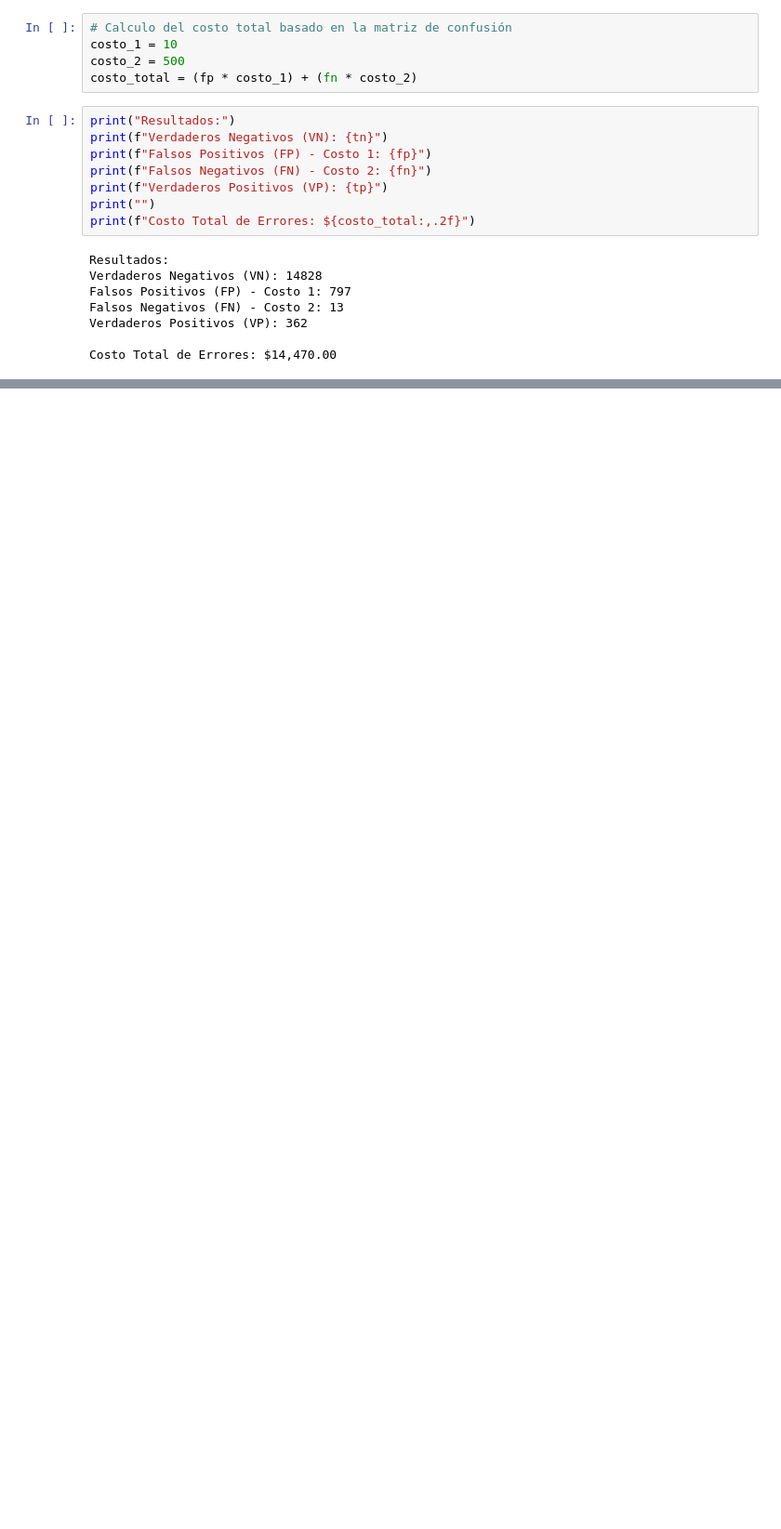
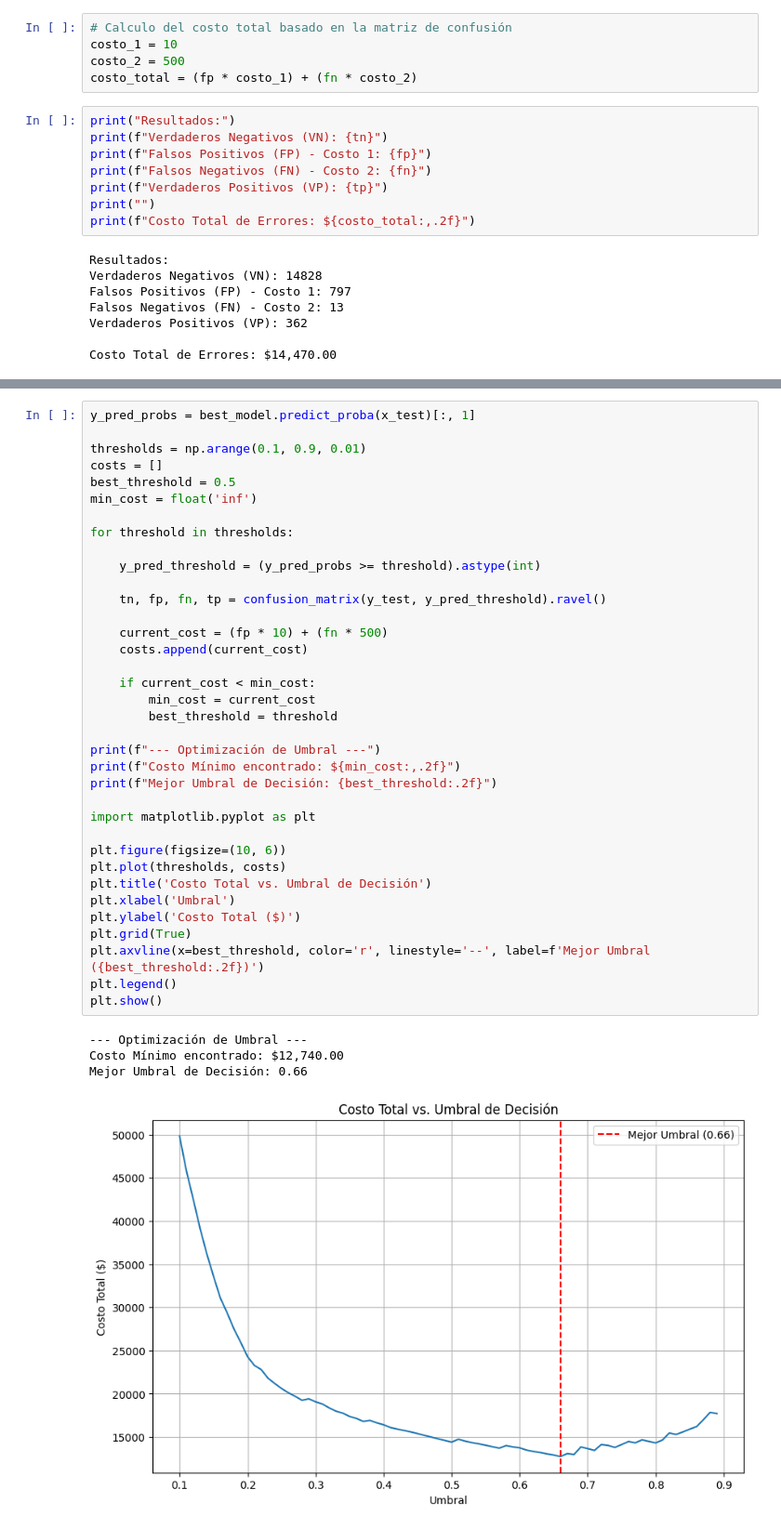
Before and after one commit to marcohinojosag/IA_MKTR, a Jupyter notebook: cod.ipynb, the cells around one changed output, grey strips where cells are left out. Shown: that part at 93% size. Saved outputs shown, nothing was run; the diff lists cells and outputs as text; blank space fills up the shorter version.

```diff
--- a/cod.ipynb
+++ b/cod.ipynb
@@ -487,0 +592,41 @@ Falla (clase 1)       0.31      0.97      0.47       375
+# %%
+y_pred_probs = best_model.predict_proba(x_test)[:, 1]
+
+thresholds = np.arange(0.1, 0.9, 0.01)
+costs = []
+best_threshold = 0.5
+min_cost = float('inf')
+
+for threshold in thresholds:
+
+    y_pred_threshold = (y_pred_probs >= threshold).astype(int)
+
+    tn, fp, fn, tp = confusion_matrix(y_test, y_pred_threshold).ravel()
+
+    current_cost = (fp * 10) + (fn * 500)
+    costs.append(current_cost)
+
+    if current_cost < min_cost:
+        min_cost = current_cost
+        best_threshold = threshold
+
+print(f"--- Optimización de Umbral ---")
+print(f"Costo Mínimo encontrado: ${min_cost:,.2f}")
+print(f"Mejor Umbral de Decisión: {best_threshold:.2f}")
+
+import matplotlib.pyplot as plt
+
+plt.figure(figsize=(10, 6))
+plt.plot(thresholds, costs)
+plt.title('Costo Total vs. Umbral de Decisión')
+plt.xlabel('Umbral')
+plt.ylabel('Costo Total ($)')
+plt.grid(True)
+plt.axvline(x=best_threshold, color='r', linestyle='--', label=f'Mejor Umbral ({best_threshold:.2f})')
+plt.legend()
+plt.show()
+# %% [output]
+--- Optimización de Umbral ---
+Costo Mínimo encontrado: $12,740.00
+Mejor Umbral de Decisión: 0.66
+[figure, added]
```
Also changed, not shown: parts of 11 cells of this notebook.
